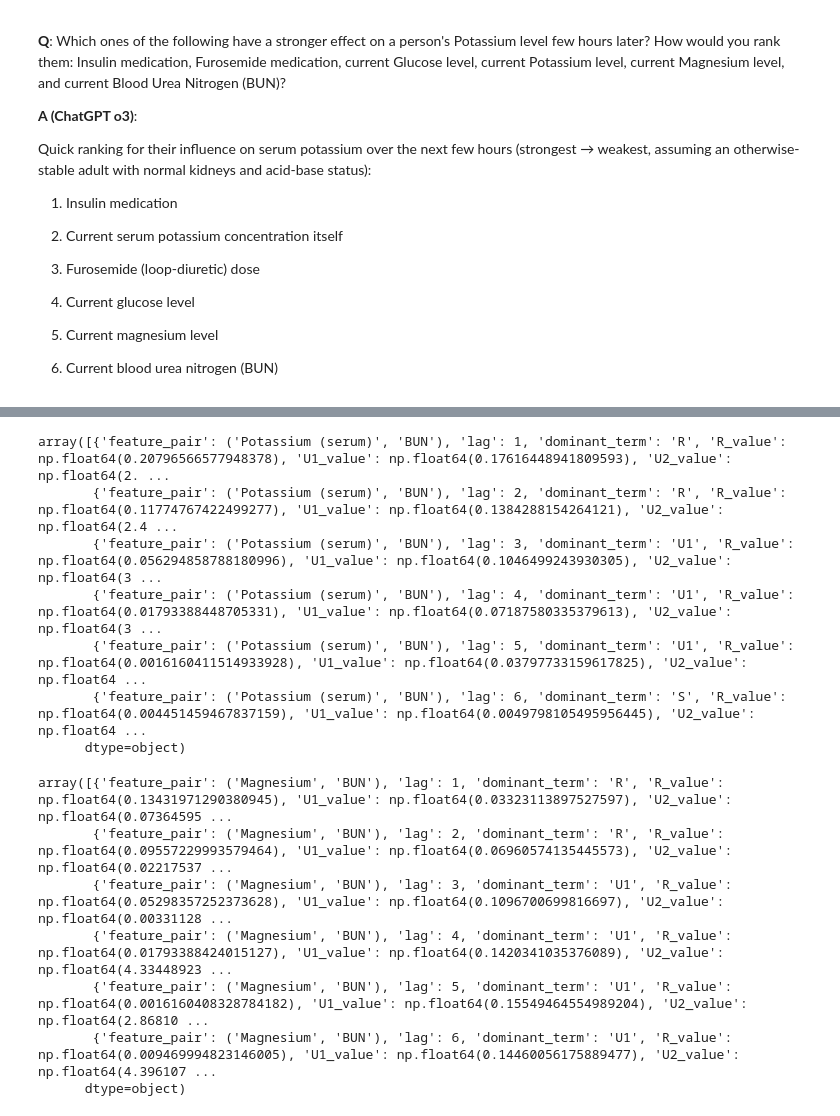
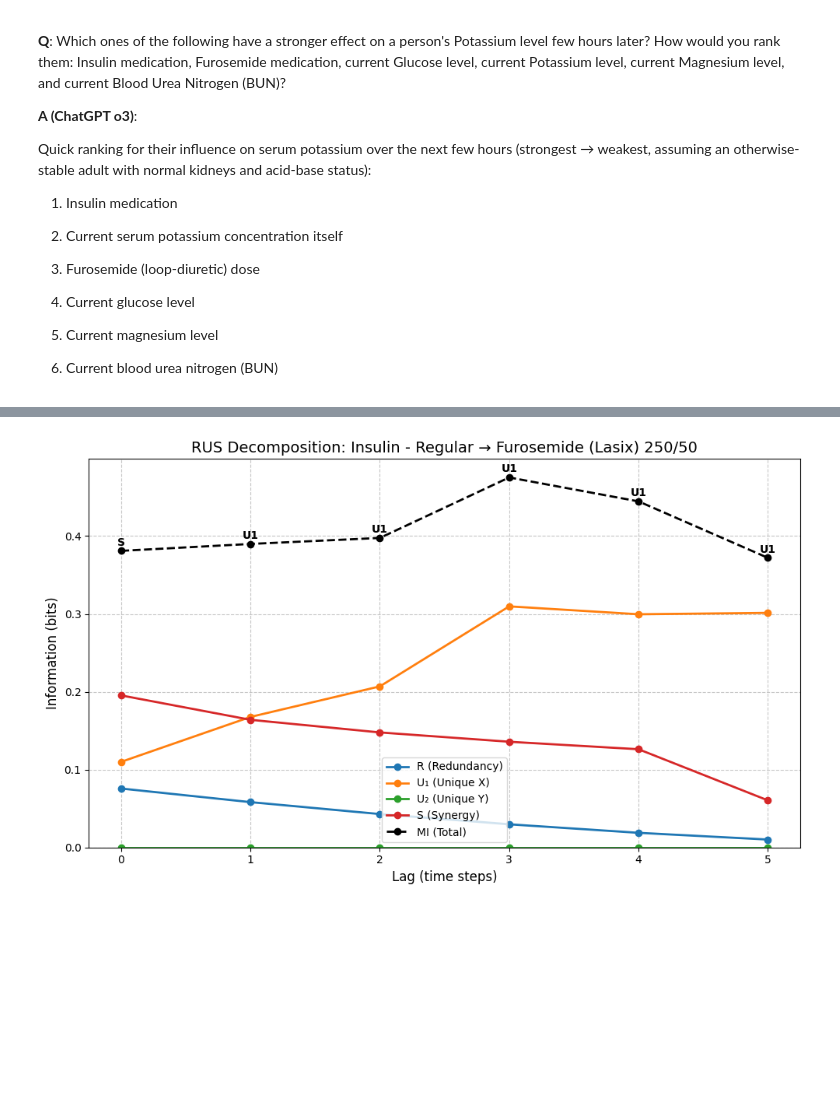
Before and after one commit to aaronhan223/dami, a Jupyter notebook: src/analyze_mimiciv_rus.ipynb, the cells around one changed output, grey strips where cells are left out. Drawn from its saved outputs; the diff is of its cells as text; code cells hidden in the pictures; blank space fills up the shorter version.

Commit message:
updated mimiciv analysis

```diff
--- a/src/analyze_mimiciv_rus.ipynb
+++ b/src/analyze_mimiciv_rus.ipynb
@@ -288,20 +159,60 @@ array([{'feature_pair': ('Potassium (serum)', 'Magnesium'), 'lag': 1, 'dominant_
-# %%
-mimiciv_rus_results[78:84]
-# %% [output]
-array([{'feature_pair': ('Potassium (serum)', 'BUN'), 'lag': 1, 'dominant_term': 'R', 'R_value': np.float64(0.20796566577948378), 'U1_value': np.float64(0.17616448941809593), 'U2_value': np.float64(2. ...
-       {'feature_pair': ('Potassium (serum)', 'BUN'), 'lag': 2, 'dominant_term': 'R', 'R_value': np.float64(0.11774767422499277), 'U1_value': np.float64(0.1384288154264121), 'U2_value': np.float64(2.4 ...
-       {'feature_pair': ('Potassium (serum)', 'BUN'), 'lag': 3, 'dominant_term': 'U1', 'R_value': np.float64(0.056294858788180996), 'U1_value': np.float64(0.1046499243930305), 'U2_value': np.float64(3 ...
-       {'feature_pair': ('Potassium (serum)', 'BUN'), 'lag': 4, 'dominant_term': 'U1', 'R_value': np.float64(0.01793388448705331), 'U1_value': np.float64(0.07187580335379613), 'U2_value': np.float64(3 ...
-       {'feature_pair': ('Potassium (serum)', 'BUN'), 'lag': 5, 'dominant_term': 'U1', 'R_value': np.float64(0.0016160411514933928), 'U1_value': np.float64(0.03797733159617825), 'U2_value': np.float64 ...
-       {'feature_pair': ('Potassium (serum)', 'BUN'), 'lag': 6, 'dominant_term': 'S', 'R_value': np.float64(0.004451459467837159), 'U1_value': np.float64(0.0049798105495956445), 'U2_value': np.float64 ...
-      dtype=object)
-# %%
-mimiciv_rus_results[84:90]
-# %% [output]
-array([{'feature_pair': ('Magnesium', 'BUN'), 'lag': 1, 'dominant_term': 'R', 'R_value': np.float64(0.13431971290380945), 'U1_value': np.float64(0.03323113897527597), 'U2_value': np.float64(0.07364595 ...
-       {'feature_pair': ('Magnesium', 'BUN'), 'lag': 2, 'dominant_term': 'R', 'R_value': np.float64(0.09557229993579464), 'U1_value': np.float64(0.06960574135445573), 'U2_value': np.float64(0.02217537 ...
-       {'feature_pair': ('Magnesium', 'BUN'), 'lag': 3, 'dominant_term': 'U1', 'R_value': np.float64(0.05298357252373628), 'U1_value': np.float64(0.1096700699816697), 'U2_value': np.float64(0.00331128 ...
-       {'feature_pair': ('Magnesium', 'BUN'), 'lag': 4, 'dominant_term': 'U1', 'R_value': np.float64(0.01793388424015127), 'U1_value': np.float64(0.1420341035376089), 'U2_value': np.float64(4.33448923 ...
-       {'feature_pair': ('Magnesium', 'BUN'), 'lag': 5, 'dominant_term': 'U1', 'R_value': np.float64(0.0016160408328784182), 'U1_value': np.float64(0.15549464554989204), 'U2_value': np.float64(2.86810 ...
-       {'feature_pair': ('Magnesium', 'BUN'), 'lag': 6, 'dominant_term': 'U1', 'R_value': np.float64(0.009469994823146005), 'U1_value': np.float64(0.14460056175889477), 'U2_value': np.float64(4.396107 ...
-      dtype=object)
+# %%
+# mimiciv_rus_results[0:6]
+def plot_multi_lag_results(feature_pair_data, feature_pair_name, ax=None):
+    """
+    Plot RUS decomposition results for different lags of a feature pair.
+
+    Args:
+        feature_pair_data: Array of dictionaries containing RUS results for different lags
+        feature_pair_name: String name of the feature pair for the title
+        ax: Matplotlib axis object (optional)
+    """
+    if ax is None:
+        fig, ax = plt.subplots(figsize=(10, 6))
+
+    # Extract data for plotting
+    lags = [item['lag'] for item in feature_pair_data]
+    r_values = [item['R_value'] for item in feature_pair_data]
+    u1_values = [item['U1_value'] for item in feature_pair_data]
+    u2_values = [item['U2_value'] for item in feature_pair_data]
+    s_values = [item['S_value'] for item in feature_pair_data]
+    mi_values = [item['MI_value'] for item in feature_pair_data]
+
+    # Create the line plot
+    ax.plot(lags, r_values, 'o-', label='R (Redundancy)', linewidth=2)
+    ax.plot(lags, u1_values, 'o-', label='U₁ (Unique X)', linewidth=2)
+    ax.plot(lags, u2_values, 'o-', label='U₂ (Unique Y)', linewidth=2)
+    ax.plot(lags, s_values, 'o-', label='S (Synergy)', linewidth=2)
+    ax.plot(lags, mi_values, 'o-', label='MI (Total)', linewidth=2, color='black', linestyle='--')
+
+    # Annotate the dominant term
+    for i, item in enumerate(feature_pair_data):
+        dom_term = item['dominant_term']
+        ax.annotate(dom_term, (lags[i], mi_values[i]),
+                   xytext=(0, 5), textcoords='offset points',
+                   ha='center', fontweight='bold')
+
+    # Add labels and title
+    ax.set_xlabel('Lag (time steps)', fontsize=12)
+    ax.set_ylabel('Information (bits)', fontsize=12)
+    ax.set_title(f"RUS Decomposition: {feature_pair_name}", fontsize=14)
+
+    # Add legend and grid
+    ax.legend(loc='best')
+    ax.grid(True, linestyle='--', alpha=0.7)
+
+    # Set y-axis to start at 0
+    ax.set_ylim(bottom=0)
+
+    return ax
+
+# Extract the first feature pair and plot
+first_pair_data = mimiciv_rus_results[0:6]
+if len(first_pair_data) > 0:
+    pair_name = f"{first_pair_data[0]['feature_pair'][0]} → {first_pair_data[0]['feature_pair'][1]}"
+    fig, ax = plt.subplots(figsize=(10, 6))
+    plot_multi_lag_results(first_pair_data, pair_name, ax)
+    plt.tight_layout()
+    plt.show()
+# %% [output]
+[figure, added]
```
Also changed, not shown: parts of 30 cells of this notebook, 10 other files.
